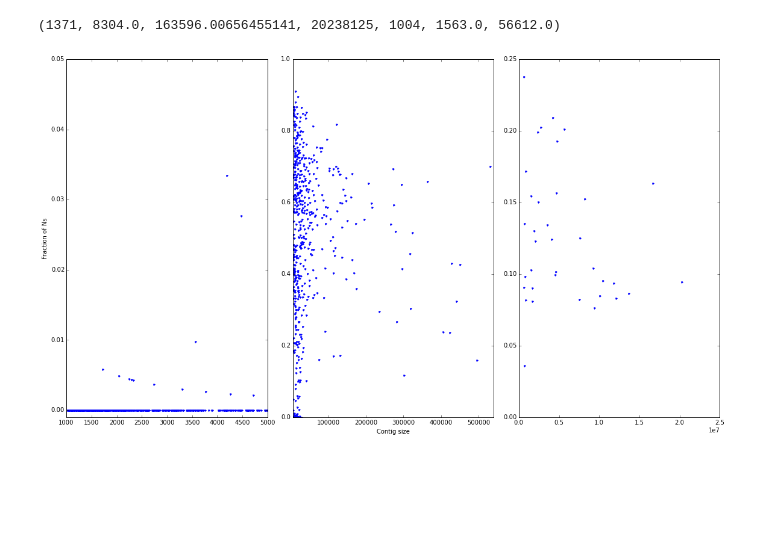
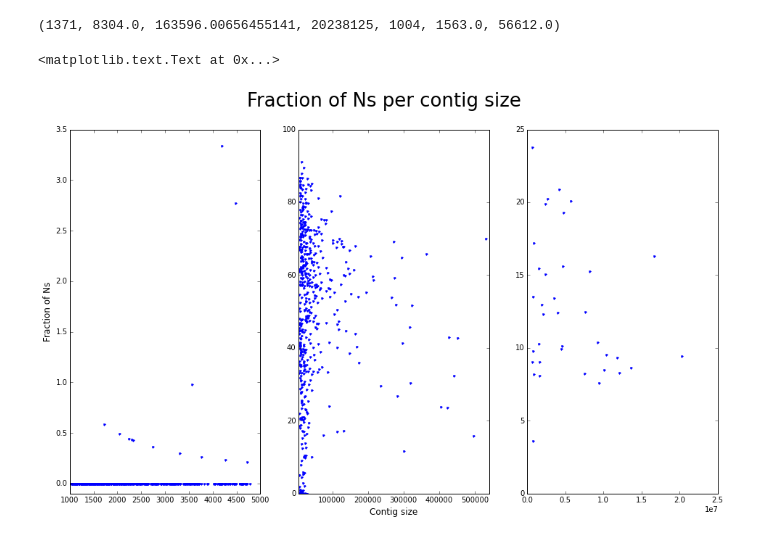
Before and after one commit to tiagoantao/bioinf-python, a Jupyter notebook: notebooks/02_Genomes/Low_Quality.ipynb, the cells around one changed output. Drawn from its saved outputs; the diff is of its cells as text; code cells hidden in the pictures; blank space fills up the shorter version.

```diff
--- a/notebooks/02_Genomes/Low_Quality.ipynb
+++ b/notebooks/02_Genomes/Low_Quality.ipynb
@@ -97,22 +97,21 @@ print(len(sizes), np.median(sizes), np.mean(sizes), max(sizes), min(sizes),
 # %%
 %matplotlib inline
 import matplotlib.pyplot as plt
 
-#refer this is the current version
-
-small_split = 5000
+small_split = 4800
 large_split = 540000
 fig, axs = plt.subplots(1, 3, figsize=(16, 9), squeeze=False)
-xs, ys = zip(*[(x, y) for x, y in size_N if x <= small_split])
+xs, ys = zip(*[(x, 100 * y) for x, y in size_N if x <= small_split])
 axs[0, 0].plot(xs, ys, '.')
-axs[0, 0].set_ylim(-0.001, 0.05)
-xs, ys = zip(*[(x, y) for x, y in size_N if x > small_split and x <= large_split])
+axs[0, 0].set_ylim(-0.1, 3.5)
+xs, ys = zip(*[(x, 100 * y) for x, y in size_N if x > small_split and x <= large_split])
 axs[0, 1].plot(xs, ys, '.')
 axs[0, 1].set_xlim(small_split, large_split)
-xs, ys = zip(*[(x, y) for x, y in size_N if x > large_split])
+xs, ys = zip(*[(x, 100 * y) for x, y in size_N if x > large_split])
 axs[0, 2].plot(xs, ys, '.')
-axs[0, 0].set_ylabel('Fraction of Ns')
-axs[0, 1].set_xlabel('Contig size')
-fig.tight_layout()
+axs[0, 0].set_ylabel('Fraction of Ns', fontsize=12)
+axs[0, 1].set_xlabel('Contig size', fontsize=12)
+fig.suptitle('Fraction of Ns per contig size', fontsize=26)
 # %% [output]
+<matplotlib.text.Text at 0x...>
-[figure, old version]
+[figure, new version]
```
